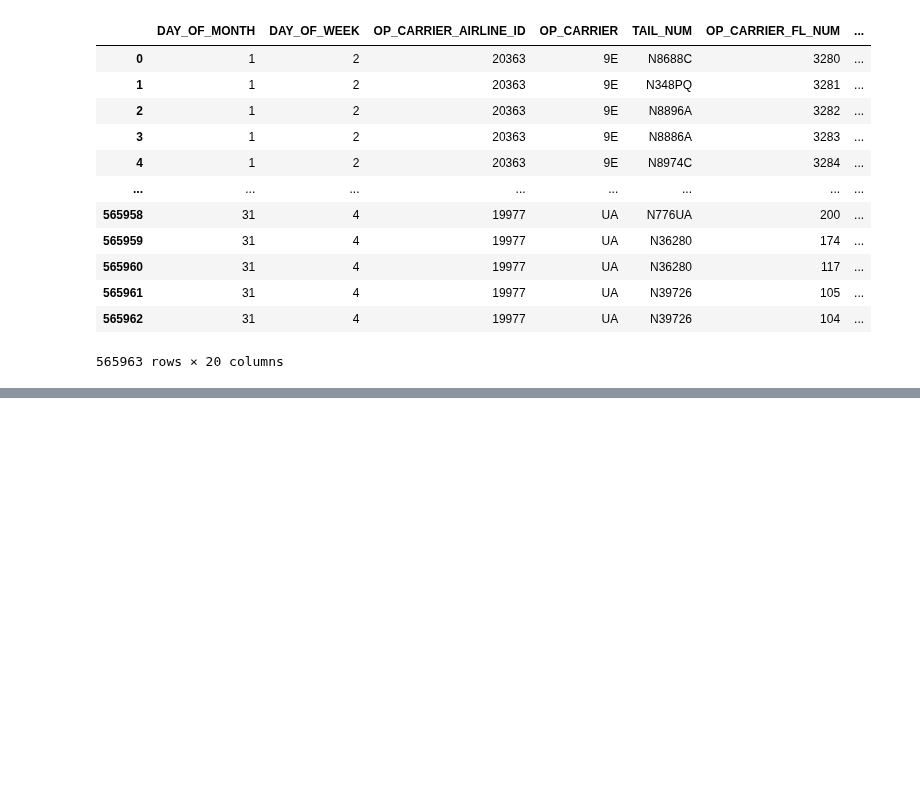
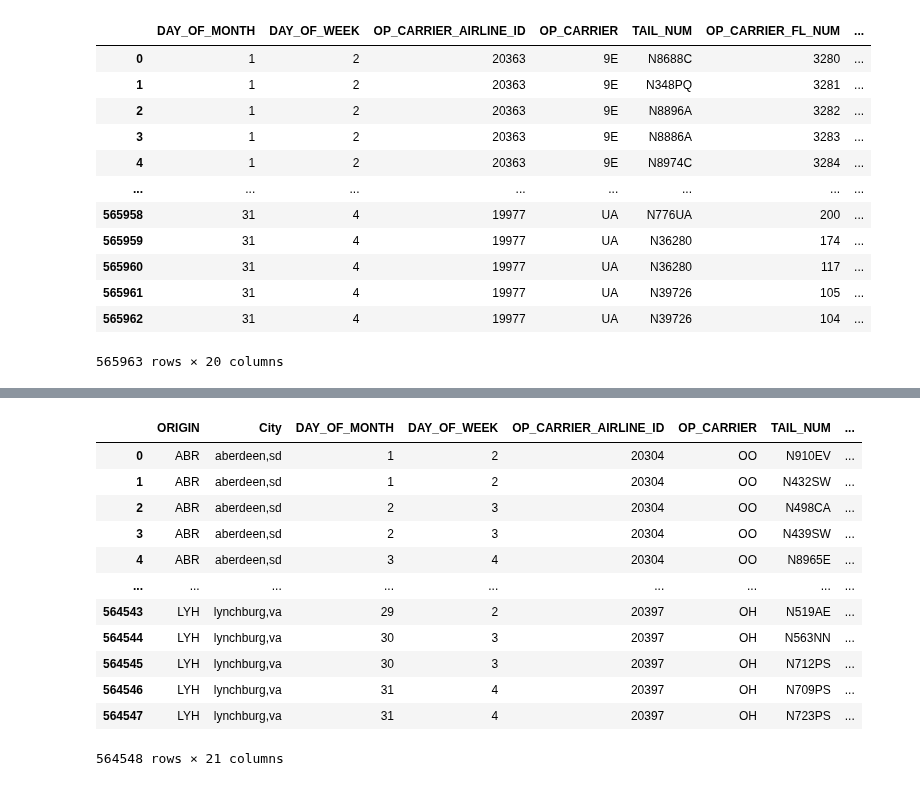
Before and after one commit to Duegan24/Final_Project, a Jupyter notebook: Database/weather/airport_weather.ipynb, the cells around one changed output, grey strips where cells are left out. Cells and saved outputs as stored; diff of their text form; code cells hidden in the pictures; blank space fills up the shorter version.

```diff
--- a/Database/weather/airport_weather.ipynb
+++ b/Database/weather/airport_weather.ipynb
@@ -215,5 +134,0 @@ dest_code_df
-# %%
-initial_2019["dest_city"] = ""
-initial_2019["origin_city"] = ""
-flights_2019 = initial_2019[["DAY_OF_MONTH","DAY_OF_WEEK","OP_CARRIER_AIRLINE_ID","OP_CARRIER","TAIL_NUM","OP_CARRIER_FL_NUM","ORIGIN_AIRPORT_ID","ORIGIN_AIRPORT_SEQ_ID","ORIGIN","origin_city","DEST_AIRPORT_ID","DEST_AIRPORT_SEQ_ID","DEST","dest_city","DEP_TIME","DEP_DEL15","DEP_TIME_BLK","ARR_TIME","ARR_DEL15","CANCELLED","DIVERTED","DISTANCE"]]
-flights_2019
@@ -372,0 +143,3 @@ dtype: object
+# %%
+# Create a dataframe for the origin cities
+origin_code_df = city_code_clean_df.rename(columns={"Airport Code": "ORIGIN"})
@@ -372,0 +164,3 @@ dtype: object
+# %%
+flights_2019 = initial_2019[["DAY_OF_MONTH","DAY_OF_WEEK","OP_CARRIER_AIRLINE_ID","OP_CARRIER","TAIL_NUM","OP_CARRIER_FL_NUM","ORIGIN_AIRPORT_ID","ORIGIN_AIRPORT_SEQ_ID","ORIGIN","DEST_AIRPORT_ID","DEST_AIRPORT_SEQ_ID","DEST","DEP_TIME","DEP_DEL15","DEP_TIME_BLK","ARR_TIME","ARR_DEL15","CANCELLED","DIVERTED","DISTANCE"]]
+flights_2019
@@ -372,0 +181,18 @@ dtype: object
+# %%
+# Merge Origin code and the flights dataframes
+origin_join_2019_df = pd.merge(origin_code_df,flights_2019, on='ORIGIN', how ='inner')
+origin_join_2019_df
+# %% [output]
+|  | ORIGIN | City | DAY_OF_MONTH | DAY_OF_WEEK | OP_CARRIER_AIRLINE_ID | OP_CARRIER | TAIL_NUM | ... |
+| 0 | ABR | aberdeen,sd | 1 | 2 | 20304 | OO | N910EV | ... |
+| 1 | ABR | aberdeen,sd | 1 | 2 | 20304 | OO | N432SW | ... |
+| 2 | ABR | aberdeen,sd | 2 | 3 | 20304 | OO | N498CA | ... |
+| 3 | ABR | aberdeen,sd | 2 | 3 | 20304 | OO | N439SW | ... |
+| 4 | ABR | aberdeen,sd | 3 | 4 | 20304 | OO | N8965E | ... |
+| ... | ... | ... | ... | ... | ... | ... | ... | ... |
+| 564543 | LYH | lynchburg,va | 29 | 2 | 20397 | OH | N519AE | ... |
+| 564544 | LYH | lynchburg,va | 30 | 3 | 20397 | OH | N563NN | ... |
+| 564545 | LYH | lynchburg,va | 30 | 3 | 20397 | OH | N712PS | ... |
+| 564546 | LYH | lynchburg,va | 31 | 4 | 20397 | OH | N709PS | ... |
+| 564547 | LYH | lynchburg,va | 31 | 4 | 20397 | OH | N723PS | ... |
+564548 rows × 21 columns
```
Also changed, not shown: parts of 41 cells of this notebook, 5 other files.
